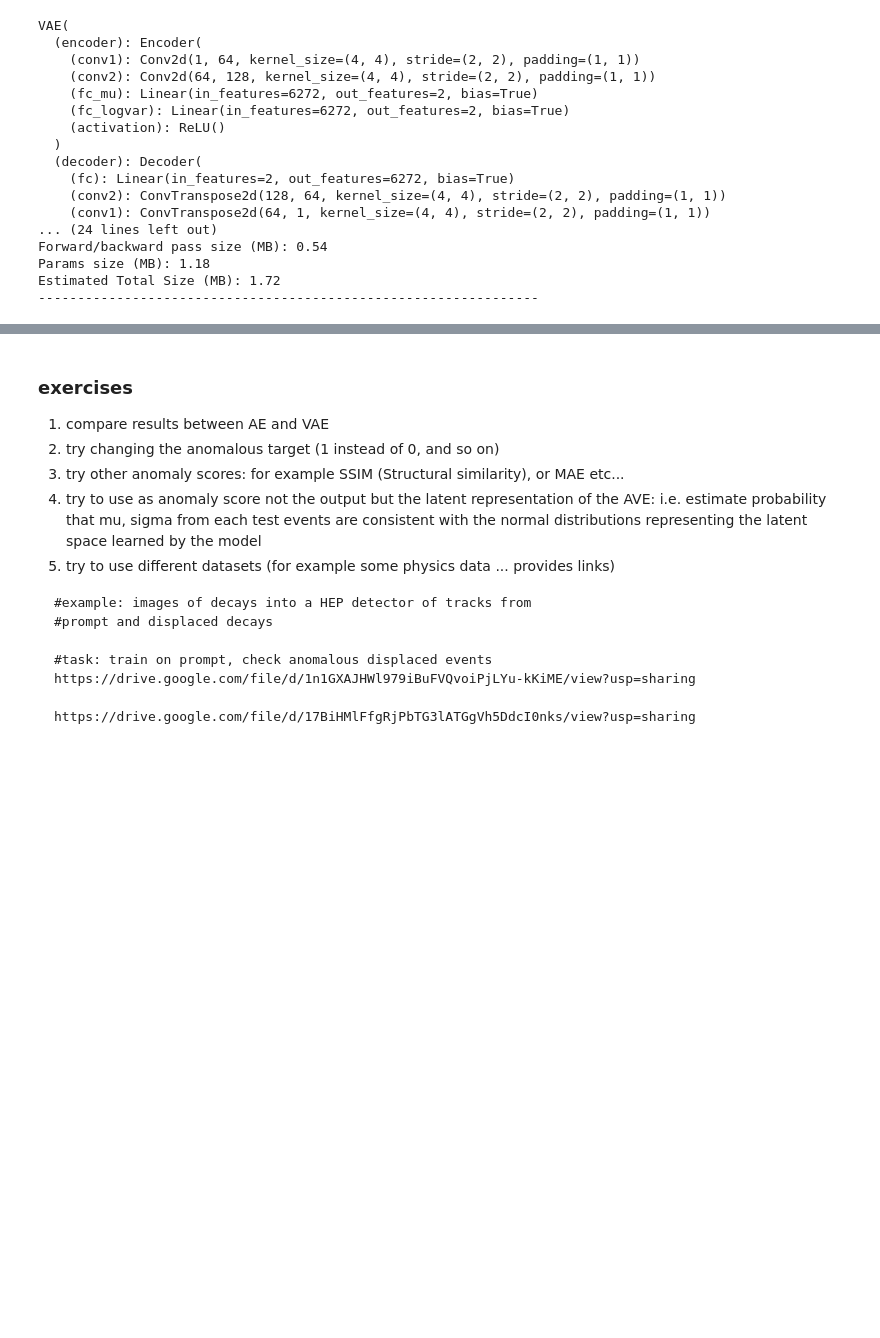
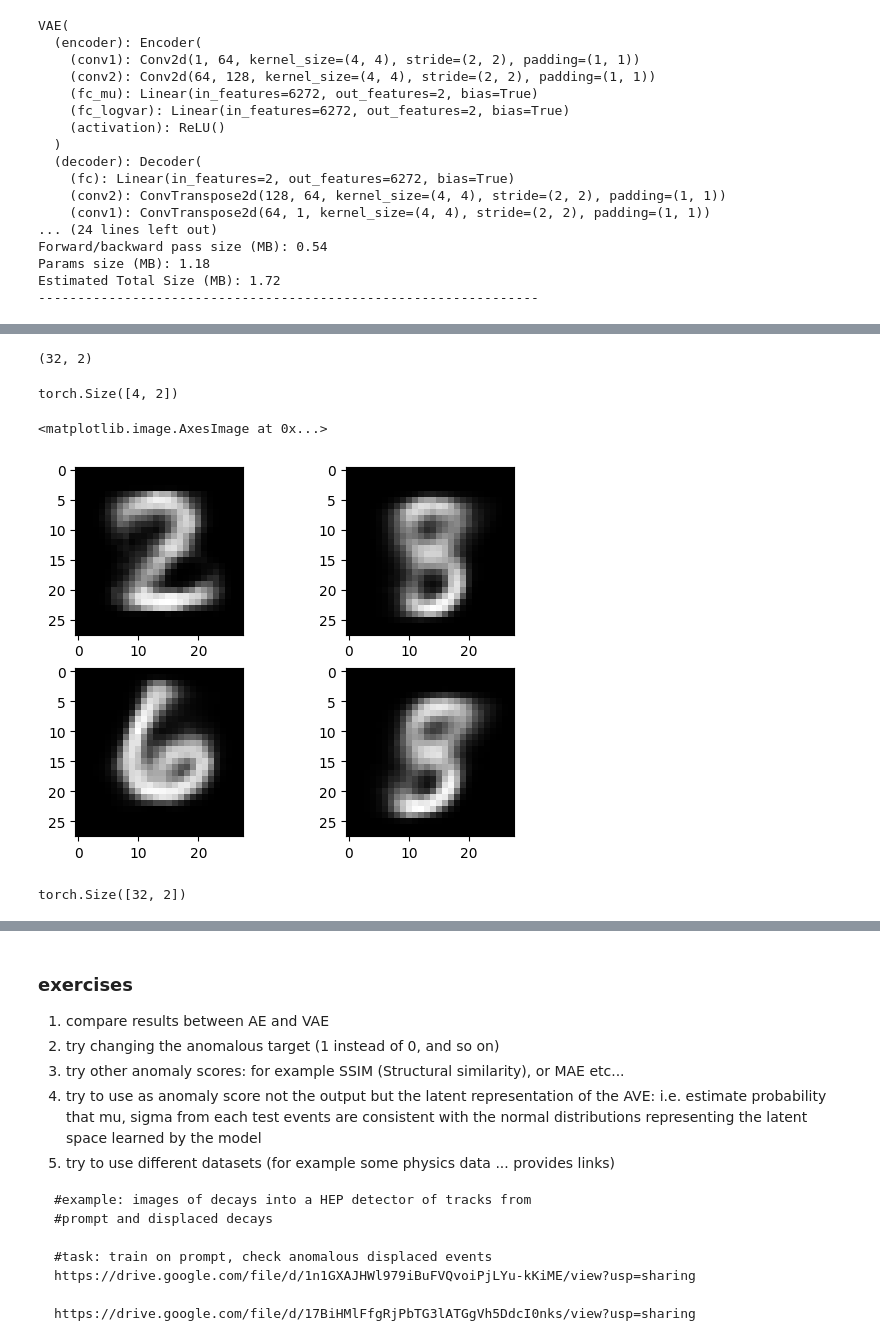
Before and after one commit to stefanogiagu/corso_AML_2023, a Jupyter notebook: notebooks/es9/AML_2023_HandsOn_9_AE_VAE_anomalydetection.ipynb, the cells around one changed output, grey strips where cells are left out. Saved outputs shown, nothing was run; the diff lists cells and outputs as text; code cells hidden in the pictures; blank space fills up the shorter version.

```diff
--- a/notebooks/es9/AML_2023_HandsOn_9_AE_VAE_anomalydetection.ipynb
+++ b/notebooks/es9/AML_2023_HandsOn_9_AE_VAE_anomalydetection.ipynb
@@ -477,0 +486,30 @@ plt.show()
+# %%
+tra.shape
+# %% [output]
+(32, 2)
+# %%
+
+mylatentpoints = np.array([[1,2],[1,0],[0,0.5],[0.1,0.1]])
+mylatentpoints = torch.from_numpy(mylatentpoints).float().to(device)
+print(mylatentpoints.shape)
+generatedpoints=model_vae.decoder(mylatentpoints)
+# %% [output]
+torch.Size([4, 2])
+# %%
+numbers = generatedpoints.detach().cpu().numpy().squeeze()
+# %%
+f,axes = plt.subplots(2,2)
+axes[0,0].imshow(numbers[0,:,:],cmap="gray")
+axes[1,0].imshow(numbers[1,:,:],cmap="gray")
+axes[0,1].imshow(numbers[2,:,:],cmap="gray")
+axes[1,1].imshow(numbers[3,:,:],cmap="gray")
+# %% [output]
+<matplotlib.image.AxesImage at 0x...>
+[figure, added]
+# %%
+mylatentpoints = np.array(tra)
+mylatentpoints = torch.from_numpy(mylatentpoints).float().to(device)
+print(mylatentpoints.shape)
+generatedpoints=model_vae.decoder(mylatentpoints)
+# %% [output]
+torch.Size([32, 2])
```
Also changed, not shown: parts of 10 cells of this notebook.
